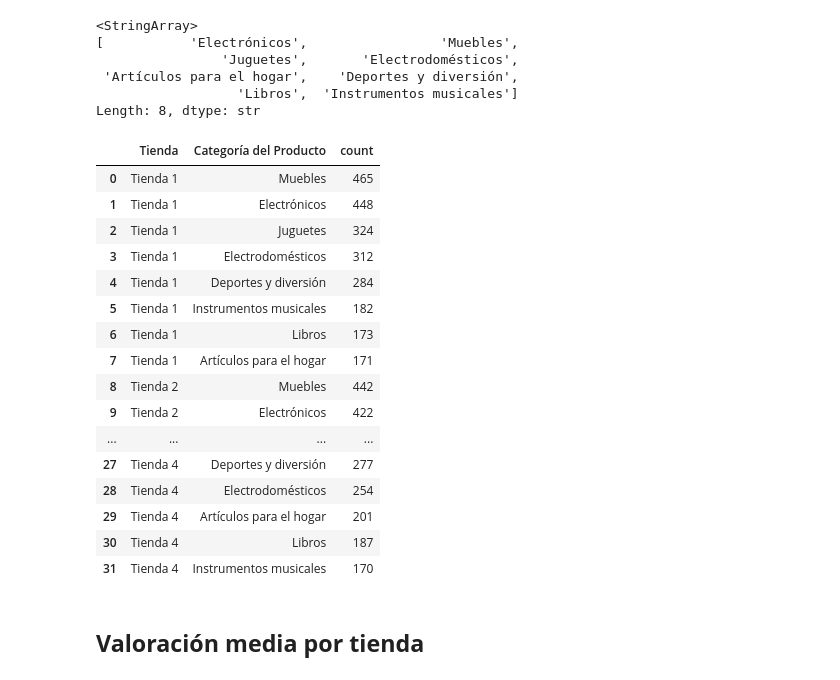
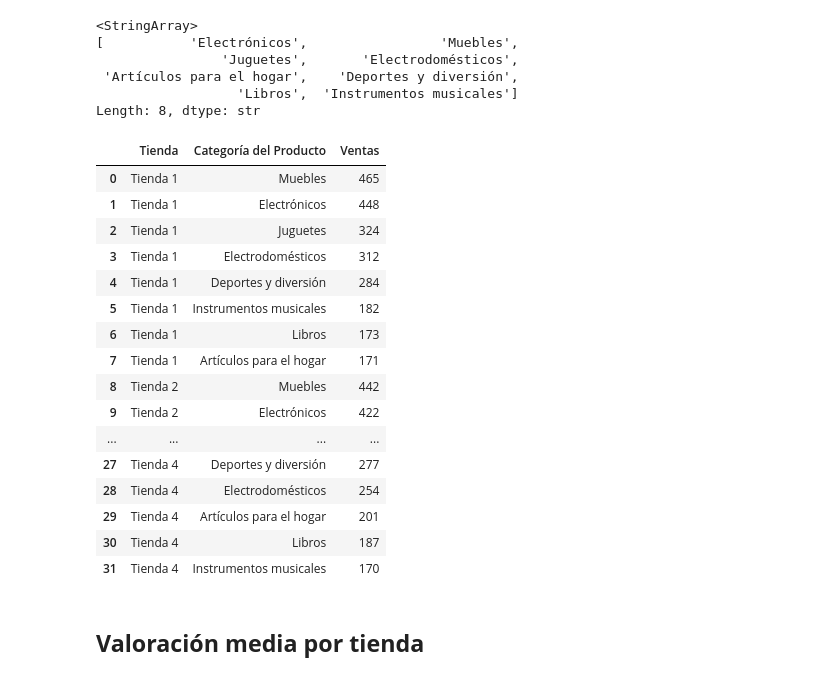
Before and after one commit to AndreaCisneros/challenge-alura-store, a Jupyter notebook: Alura-store.ipynb, the cells around one changed output. Cells and saved outputs as stored; diff of their text form; code cells hidden in the pictures.

```diff
--- a/Alura-store.ipynb
+++ b/Alura-store.ipynb
@@ -157,12 +157,12 @@ Length: 8, dtype: str
 # %%
 ventas_categoria = (
     tiendas.groupby('Tienda')['Categoría del Producto']
     .value_counts()
-    .reset_index()
+    .reset_index(name='Ventas')
 )
 ventas_categoria
 # %% [output]
-|  | Tienda | Categoría del Producto | count |
+|  | Tienda | Categoría del Producto | Ventas |
 | 0 | Tienda 1 | Muebles | 465 |
 | 1 | Tienda 1 | Electrónicos | 448 |
 | 2 | Tienda 1 | Juguetes | 324 |
```
Also changed, not shown: parts of 12 cells of this notebook.
